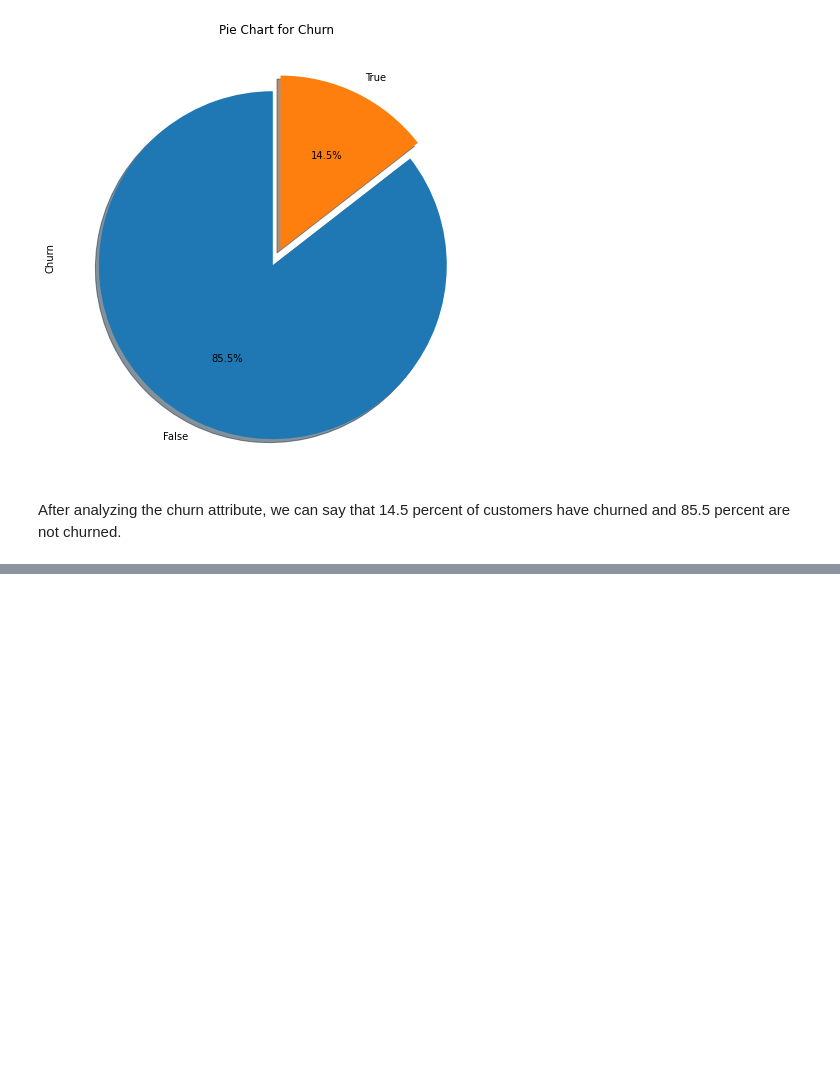
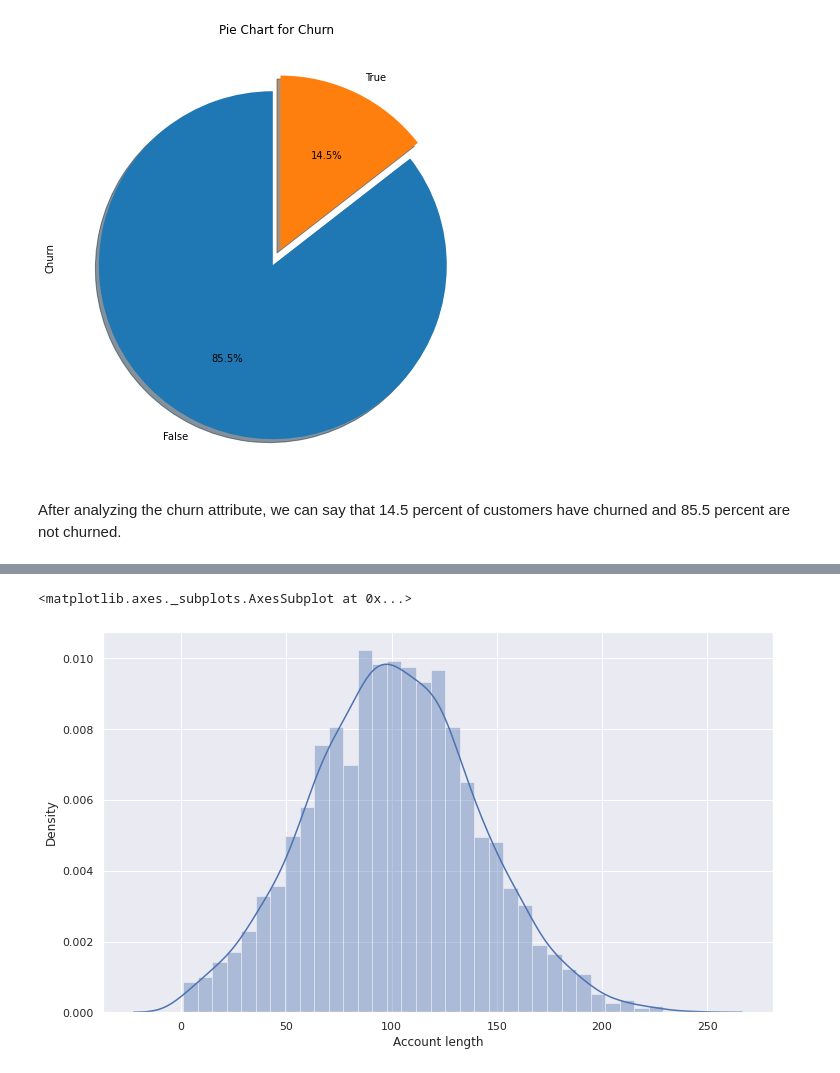
Before and after one commit to alphamale126/Telecom-Churn-Analysis---Capstone-Project, a Jupyter notebook: Telecom_Churn_Analysis_Capstone_Project.ipynb, the cells around one changed output, grey strips where cells are left out. Cells and saved outputs as stored; diff of their text form; code cells hidden in the pictures; blank space fills up the shorter version.

```diff
--- a/Telecom_Churn_Analysis_Capstone_Project.ipynb
+++ b/Telecom_Churn_Analysis_Capstone_Project.ipynb
@@ -244,0 +341,6 @@ After analyzing the churn attribute, we can say that 14.5 percent of customers h
+# %%
+#Plot for Account length vs Churn
+sns.distplot(telecom_df['Account length'])
+# %% [output]
+<matplotlib.axes._subplots.AxesSubplot at 0x...>
+[figure, added]
```
Also changed, not shown: parts of 25 cells of this notebook.
